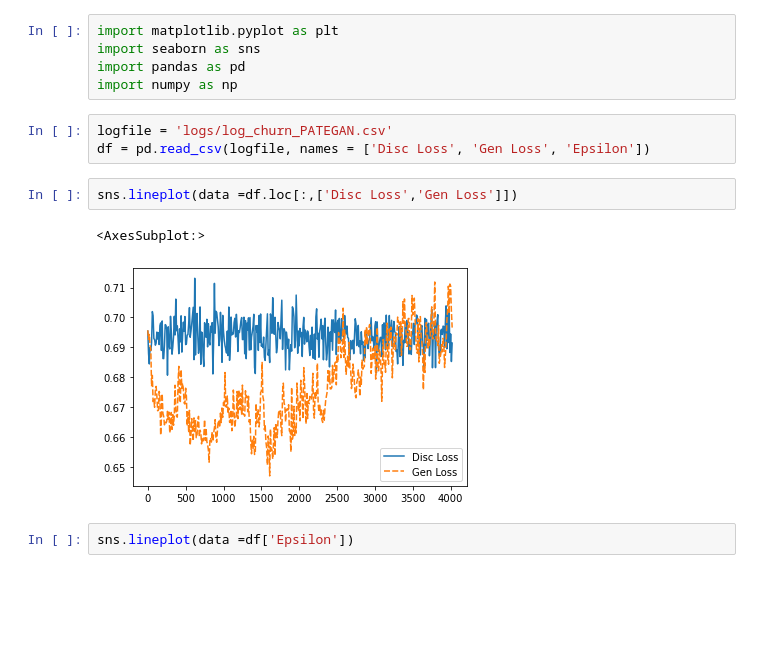
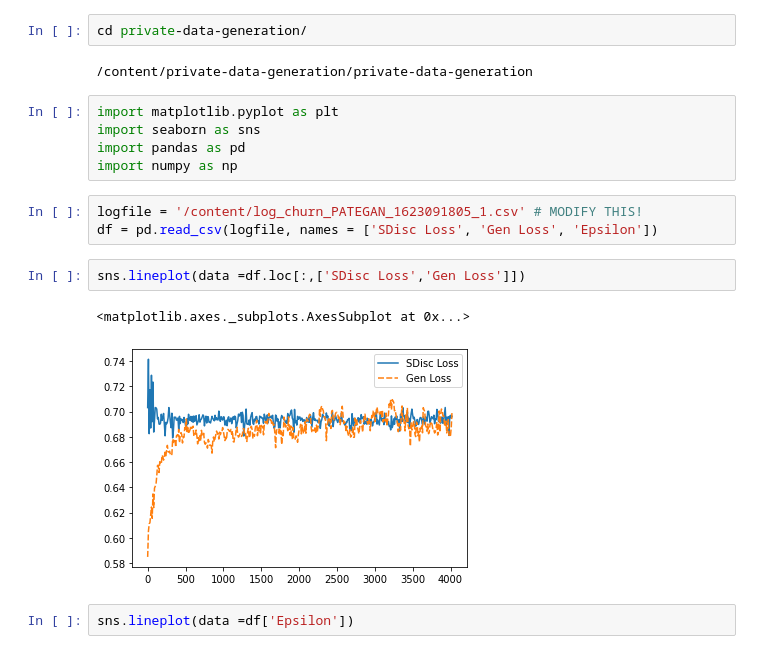
Before and after one commit to johnjonnyjohnson/Data-analysis, a Jupyter notebook: plot-pategan.ipynb, the cells around one changed output. Saved outputs shown, nothing was run; the diff lists cells and outputs as text; blank space fills up the shorter version.

```diff
--- a/plot-pategan.ipynb
+++ b/plot-pategan.ipynb
@@ -1,16 +10,20 @@
+# %%
+cd private-data-generation/
+# %% [output]
+/content/private-data-generation/private-data-generation
 # %%
 import matplotlib.pyplot as plt
 import seaborn as sns
 import pandas as pd
 import numpy as np
 # %%
-logfile = 'logs/log_churn_PATEGAN.csv'
-df = pd.read_csv(logfile, names = ['Disc Loss', 'Gen Loss', 'Epsilon'])
+logfile = '/content/log_churn_PATEGAN_1623091805_1.csv' # MODIFY THIS!
+df = pd.read_csv(logfile, names = ['SDisc Loss', 'Gen Loss', 'Epsilon'])
 # %%
-sns.lineplot(data =df.loc[:,['Disc Loss','Gen Loss']])
+sns.lineplot(data =df.loc[:,['SDisc Loss','Gen Loss']])
 # %% [output]
-<AxesSubplot:>
+<matplotlib.axes._subplots.AxesSubplot at 0x...>
-[figure, old version]
+[figure, new version]
 # %%
 sns.lineplot(data =df['Epsilon'])
 # %% [output]
```
Also changed, not shown: parts of 1 cell of this notebook, 5 other files.
